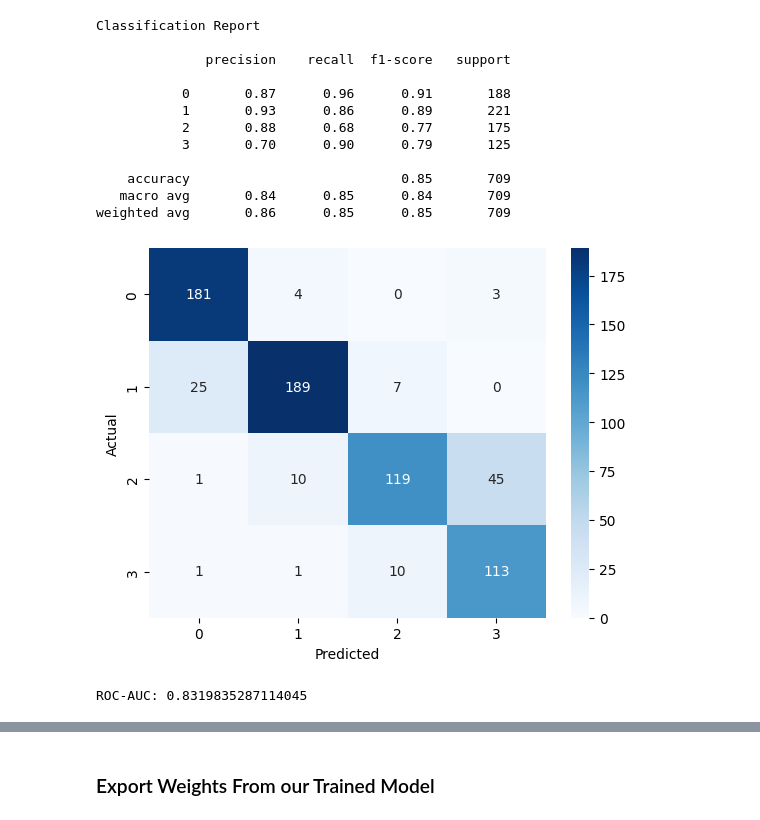
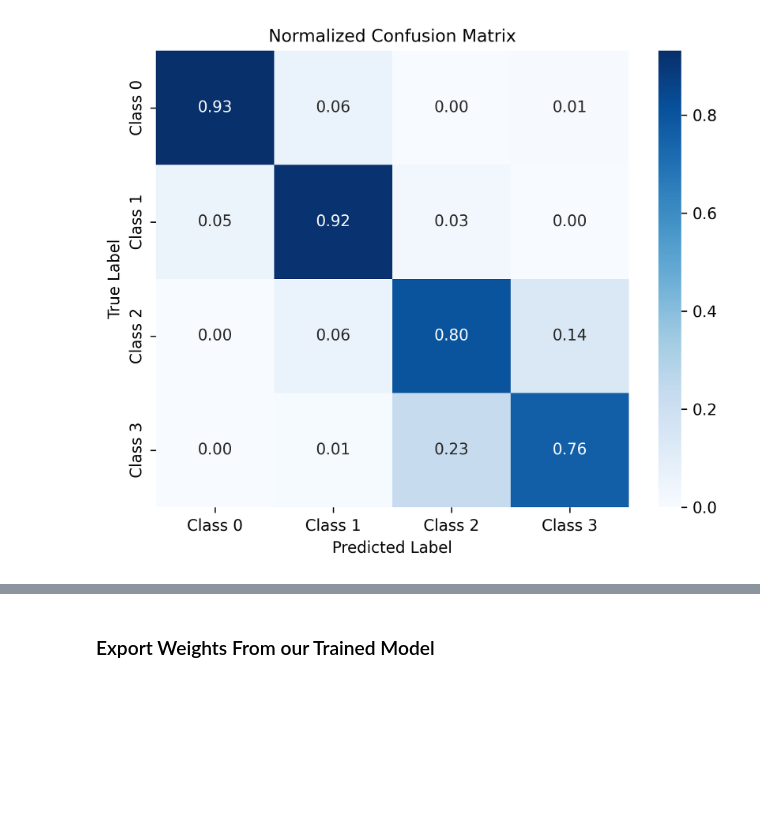
Before and after one commit to Abhikumar199/Event_Driven_Anomaly_Detection, a Jupyter notebook: Training/snn_training.ipynb, the cells around one changed output, grey strips where cells are left out. Saved outputs shown, nothing was run; the diff lists cells and outputs as text; code cells hidden in the pictures; blank space fills up the shorter version.

```diff
--- a/Training/snn_training.ipynb
+++ b/Training/snn_training.ipynb
@@ -170,39 +310,26 @@ Accuracy: 0.8490832448005676
 # %%
-from sklearn.metrics import classification_report, confusion_matrix
-from sklearn.metrics import roc_auc_score
-from sklearn.preprocessing import label_binarize
+import numpy as np
 import seaborn as sns
 import matplotlib.pyplot as plt
-
-print("\nClassification Report\n")
-print(classification_report(y_test, predicted))
+from sklearn.metrics import confusion_matrix
 
 cm = confusion_matrix(y_test, predicted)
+cm_norm = cm.astype('float') / cm.sum(axis=1)[:, np.newaxis]
 
-sns.heatmap(cm, annot=True, fmt="d", cmap="Blues")
-plt.xlabel("Predicted")
-plt.ylabel("Actual")
+labels = ["Class 0", "Class 1", "Class 2", "Class 3"]
+
+plt.figure(figsize=(6,5), dpi=300)
+
+sns.heatmap(cm_norm, annot=True, fmt=".2f", cmap="Blues",
+            xticklabels=labels, yticklabels=labels,
+            cbar=True)
+
+plt.xlabel("Predicted Label", fontsize=10)
+plt.ylabel("True Label", fontsize=10)
+plt.title("Normalized Confusion Matrix", fontsize=11)
+
+plt.tight_layout()
+plt.savefig("confusion_matrix_ieee.png", dpi=300)
 plt.show()
-
-scores = test_spk.sum(0)
-
-y_bin = label_binarize(y_test, classes=[0,1,2,3])
-
-roc = roc_auc_score(y_bin, scores.numpy(), multi_class="ovr")
-
-print("ROC-AUC:", roc)
 # %% [output]
-Classification Report
-
-              precision    recall  f1-score   support
-
-           0       0.87      0.96      0.91       188
-           1       0.93      0.86      0.89       221
-           2       0.88      0.68      0.77       175
-           3       0.70      0.90      0.79       125
-
-    accuracy                           0.85       709
-   macro avg       0.84      0.85      0.84       709
-weighted avg       0.86      0.85      0.85       709
-[figure, old version]
+[figure, new version]
-ROC-AUC: 0.8319835287114045
```
Also changed, not shown: parts of 13 cells of this notebook, 15 other files.
